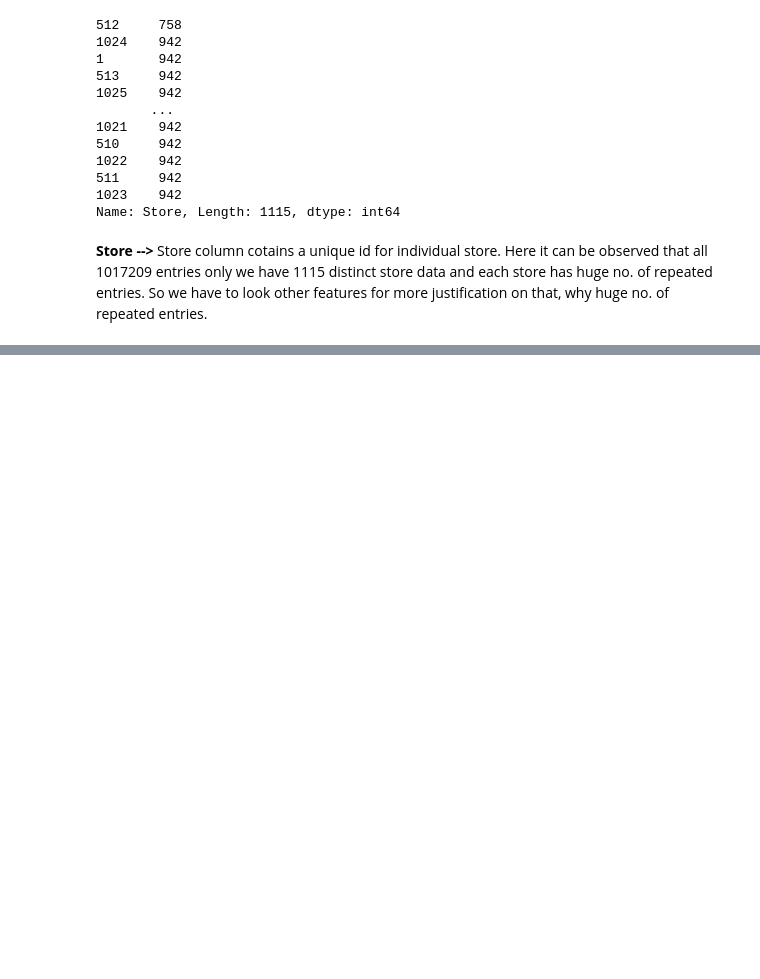
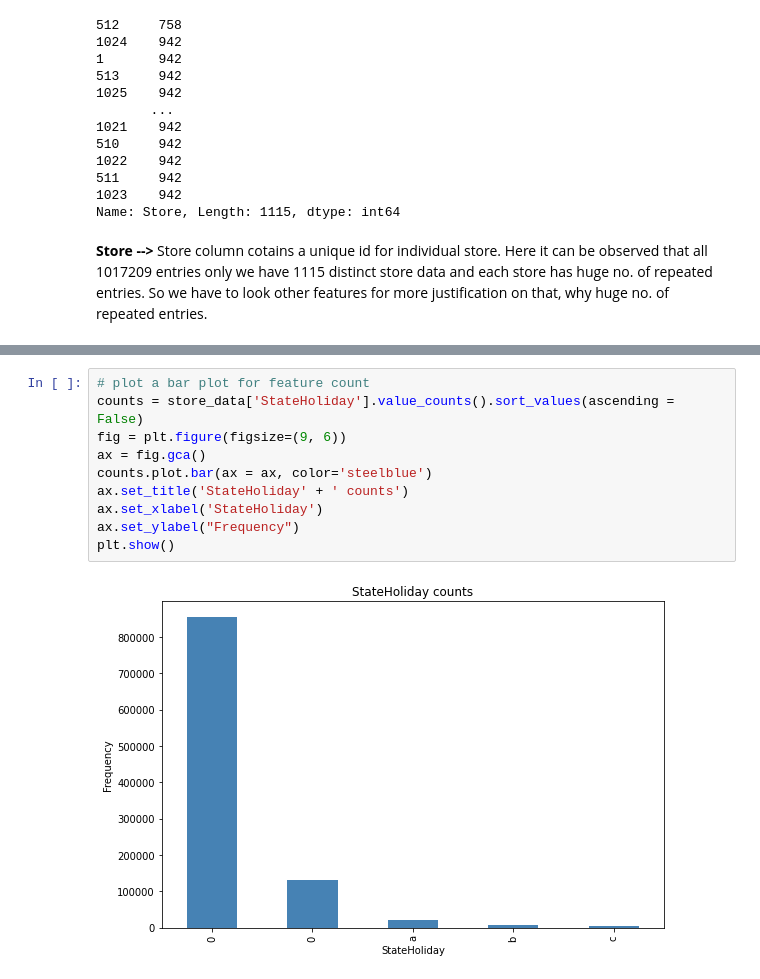
Before and after one commit to almaraj/Null-value-handeling-Outlier-treatment-On-Sales-Data, a Jupyter notebook: Rossmann_Sales_Prediction_Capstone_Project.ipynb, the cells around one changed output, grey strips where cells are left out. Cells and saved outputs as stored; diff of their text form; blank space fills up the shorter version.

```diff
--- a/Rossmann_Sales_Prediction_Capstone_Project.ipynb
+++ b/Rossmann_Sales_Prediction_Capstone_Project.ipynb
@@ -131,0 +172,12 @@ Name: Store, Length: 1115, dtype: int64
+# %%
+# plot a bar plot for feature count
+counts = store_data['StateHoliday'].value_counts().sort_values(ascending = False)
+fig = plt.figure(figsize=(9, 6))
+ax = fig.gca()
+counts.plot.bar(ax = ax, color='steelblue')
+ax.set_title('StateHoliday' + ' counts')
+ax.set_xlabel('StateHoliday')
+ax.set_ylabel("Frequency")
+plt.show()
+# %% [output]
+[figure, added]
```
Also changed, not shown: parts of 15 cells of this notebook.
